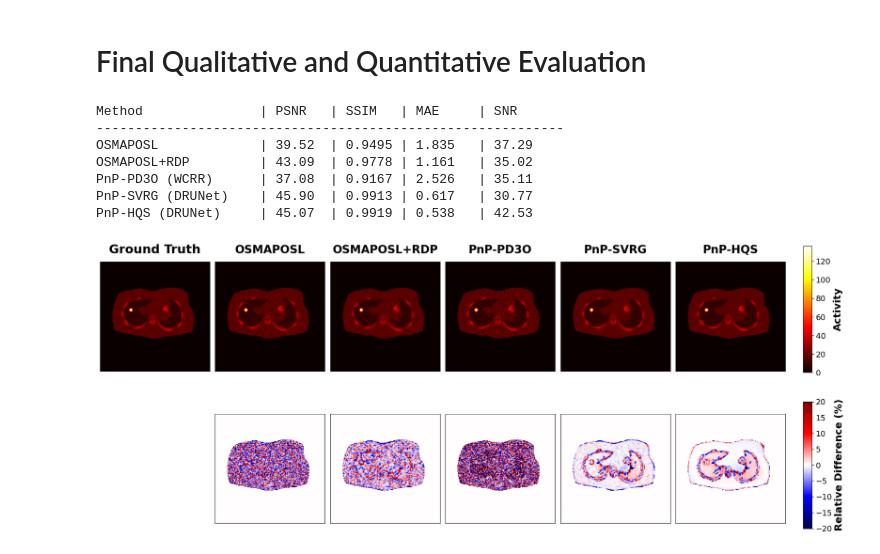
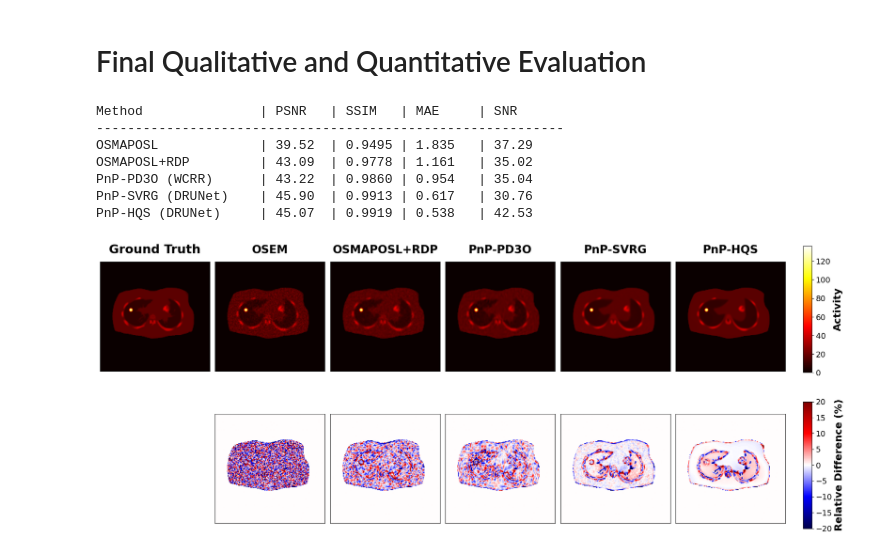
Before and after one commit to GeorgeWebber/SIRF-Contribs-PnP-DI, a Jupyter notebook: src/notebooks/PnP_LR_in_PET_Reconstruction.ipynb, the cells around one changed output. Cells and saved outputs as stored; diff of their text form; code cells hidden in the pictures.

Commit message:
PD3O(WCRR) method parameters optimized

```diff
--- a/src/notebooks/PnP_LR_in_PET_Reconstruction.ipynb
+++ b/src/notebooks/PnP_LR_in_PET_Reconstruction.ipynb
@@ -62,10 +62,10 @@ PARAMETER_GRID = {
     },
 
     "PnP-PD3O (WCRR)": {
-        "num_iterations": [100],
-        "regularization_weight": [0.01],
+        "num_iterations": [100, 200],
+        "regularization_weight": [0.005, 0.01, 0.02, 0.05, 0.1, 0.2, 0.5, 0.7, 1.0],
         "intensity_scale": [0.5],
-        "step_size": [0.5],
+        "step_size": [0.5, 1.0],
     },
 
     "PnP-SVRG (DRUNet)": {
@@ -84,7 +84,6 @@ PARAMETER_GRID = {
 
 
 # Finalized parameters used to reproduce the reported results.
-
 SELECTED_PARAMETERS = {
 
     "OSMAPOSL": {
@@ -102,7 +101,7 @@ SELECTED_PARAMETERS = {
 
     "PnP-PD3O (WCRR)": {
         "num_iterations": 100,
-        "regularization_weight": 0.01,
+        "regularization_weight": 1.0,
         "intensity_scale": 0.5,
         "step_size": 0.5,
     },
@@ -342,6 +341,7 @@ class WCRRCIL(Function):
 ## Configure and execute the PD3O optimization algorithm
 # %%
 params = SELECTED_PARAMETERS["PnP-PD3O (WCRR)"]
+print(params)
 num_iterations = params["num_iterations"]
 regularization_weight = params["regularization_weight"]
 intensity_scale = params["intensity_scale"]
@@ -362,7 +362,7 @@ pd3o = PD3O(
     operator=acq_model,
     delta=delta,
     gamma=gamma,
-    initial=osem_initial.clone(),
+    initial=initial_image.clone(),
     update_objective_interval=4,
 )
 pd3o.run(num_iterations)
@@ -1018,7 +1019,7 @@ plt.subplots_adjust(wspace=0.05, hspace=0.2)
 vmax = gt.max() * 1.1
 
 full_methods = list(recons.keys())
-short_methods = ["OSMAPOSL", "OSMAPOSL+RDP", "PnP-PD3O", "PnP-SVRG", "PnP-HQS"]
+short_methods = ["OSEM", "OSMAPOSL+RDP", "PnP-PD3O", "PnP-SVRG", "PnP-HQS"]
 
 axes[0, 0].imshow(gt * body, cmap="hot", vmin=0, vmax=vmax)
 axes[0, 0].set_title("Ground Truth", fontsize=22, fontweight="bold", pad=15)
@@ -1026,33 +1027,33 @@ axes[0, 0].set_title("Ground Truth", fontsize=22, fontweight="bold", pad=15)
 for i, name in enumerate(full_methods):
     axes[0, i + 1].imshow(recons[name] * body, cmap="hot", vmin=0, vmax=vmax)
     axes[0, i + 1].set_title(short_methods[i], fontsize=20, fontweight="bold", pad=15)
 
 axes[1, 0].axis("off")
 
 for i, name in enumerate(full_methods):
     im_err = axes[1, i + 1].imshow(error_maps[name], cmap="seismic", vmin=-20, vmax=20)
 
 for ax in axes.ravel():
     ax.set_xticks([])
     ax.set_yticks([])
 
 cax1 = fig.add_axes([0.92, 0.55, 0.01, 0.35])
 cb1 = fig.colorbar(axes[0, 0].images[0], cax=cax1)
 cb1.set_label("Activity", fontsize=18, fontweight="bold")
 cb1.ax.tick_params(labelsize=14)
 
 cax2 = fig.add_axes([0.92, 0.12, 0.01, 0.35])
 cb2 = fig.colorbar(im_err, cax=cax2)
 cb2.set_label("Relative Difference (%)", fontsize=18, fontweight="bold")
 cb2.ax.tick_params(labelsize=14)
 
 plt.show()
 # %% [output]
 Method               | PSNR   | SSIM   | MAE     | SNR
 ------------------------------------------------------------
 OSMAPOSL             | 39.52  | 0.9495 | 1.835   | 37.29
 OSMAPOSL+RDP         | 43.09  | 0.9778 | 1.161   | 35.02
-PnP-PD3O (WCRR)      | 37.08  | 0.9167 | 2.526   | 35.11
-PnP-SVRG (DRUNet)    | 45.90  | 0.9913 | 0.617   | 30.77
+PnP-PD3O (WCRR)      | 43.22  | 0.9860 | 0.954   | 35.04
+PnP-SVRG (DRUNet)    | 45.90  | 0.9913 | 0.617   | 30.76
 PnP-HQS (DRUNet)     | 45.07  | 0.9919 | 0.538   | 42.53
-[figure, old version]
+[figure, new version]
```
Also changed, not shown: parts of 3 cells of this notebook.
